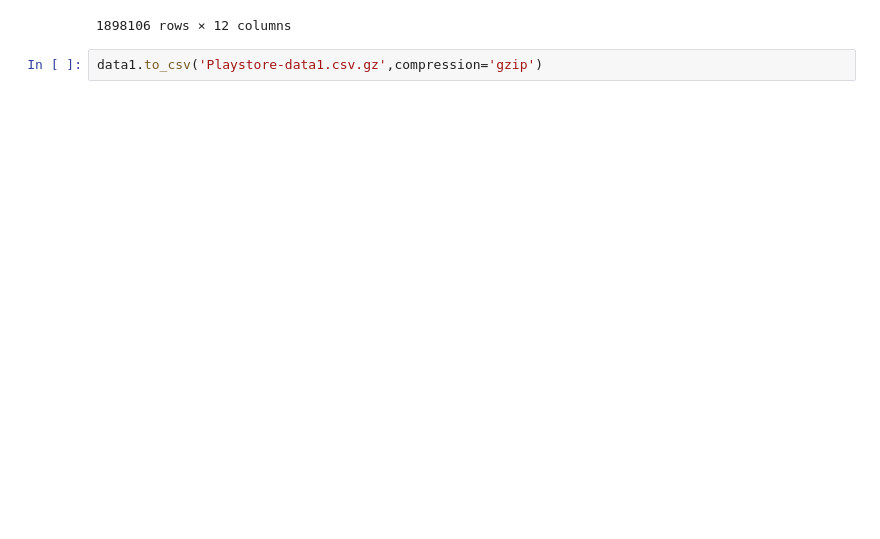
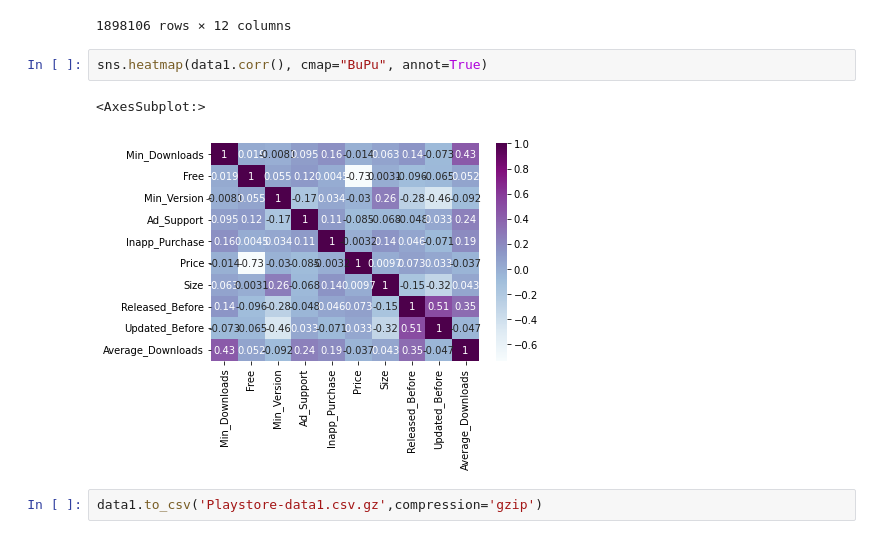
Before and after one commit to Nithish1201/Success_prediction_of_app, a Jupyter notebook: Playstore-EDA&response.ipynb, the cells around one changed output. Saved outputs shown, nothing was run; the diff lists cells and outputs as text; blank space fills up the shorter version.

Commit message:
Image upload

```diff
--- a/Playstore-EDA&response.ipynb
+++ b/Playstore-EDA&response.ipynb
@@ -719,5 +719,10 @@ data1
 | 1898104 | Education | 100 | True | 5.0 | Everyone | False | False | 0.296365 | 0.601075 | ... |
 | 1898105 | Music | 1000 | True | 5.0 | Everyone | True | False | 0.296365 | 0.411020 | ... |
 1898106 rows × 12 columns
+# %%
+sns.heatmap(data1.corr(), cmap="BuPu", annot=True)
+# %% [output]
+<AxesSubplot:>
+[figure, added]
 # %%
 data1.to_csv('Playstore-data1.csv.gz',compression='gzip')
```
Also changed, not shown: 18 other files.
